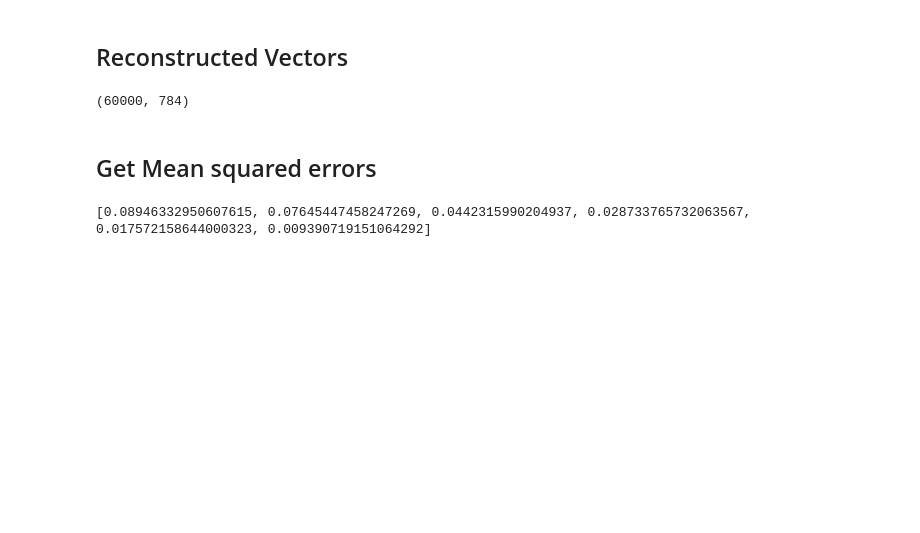
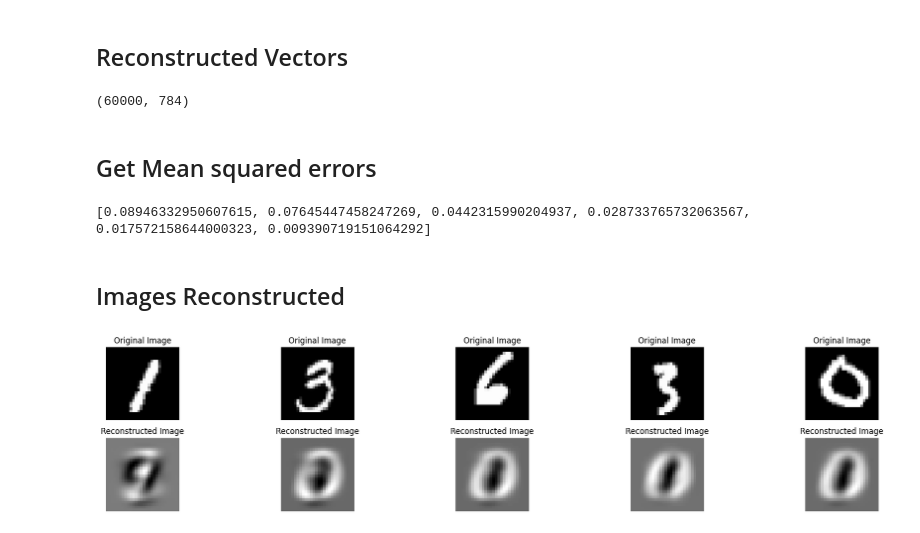
Before and after one commit to vercetti322/Image-Reconstruction, a Jupyter notebook: Models/PCA.ipynb, the cells around one changed output. Saved outputs shown, nothing was run; the diff lists cells and outputs as text; code cells hidden in the pictures; blank space fills up the shorter version.

```diff
--- a/Models/PCA.ipynb
+++ b/Models/PCA.ipynb
@@ -99,3 +99,48 @@ reconstruction_error_list = [mean_squared_error(X_train, reconstructed_data) for
 print(reconstruction_error_list)
 # %% [output]
 [0.08946332950607615, 0.07645447458247269, 0.0442315990204937, 0.028733765732063567, 0.017572158644000323, 0.009390719151064292]
+# %% [markdown]
+## Images Reconstructed
+# %%
+import numpy as np
+import matplotlib.pyplot as plt
+
+# Assuming X_train contains the training images and selected_eigenvectors is a list containing eigenvectors for each k value
+original_image_shape = (28,28)
+
+# Select random 5 images from X_train
+random_indices = np.random.choice(len(X_train), 5, replace=False)
+random_images = X_train[random_indices]
+
+# Randomly select a value of k (number of principal components)
+random_k_index = 0
+selected_eigenvectors_k = selected_eigenvectors[random_k_index]
+
+# Project random images onto subspace
+projected_random_images = np.dot(random_images, selected_eigenvectors_k)  # Transpose selected eigenvectors
+
+# Reconstruct random images
+reconstructed_random_images = np.dot(projected_random_images, selected_eigenvectors_k.T)
+
+# Reshape reconstructed images to original shape
+reconstructed_random_images = reconstructed_random_images.reshape(-1, original_image_shape[0], original_image_shape[1])  # Assuming original_image_shape is the shape of the original images
+
+# Display original and reconstructed images
+num_images = len(random_indices)
+plt.figure(figsize=(num_images * 4, 4))
+
+for i in range(num_images):
+    plt.subplot(2, num_images, i + 1)
+    plt.title('Original Image')
+    plt.imshow(random_images[i].reshape(original_image_shape), cmap='gray')
+    plt.axis('off')
+
+    plt.subplot(2, num_images, num_images + i + 1)
+    plt.title('Reconstructed Image')
+    plt.imshow(reconstructed_random_images[i], cmap='gray')
+    plt.axis('off')
+
+plt.tight_layout()
+plt.show()
+# %% [output]
+[figure, added]
```
Also changed, not shown: parts of 5 cells of this notebook, 1 other file.
